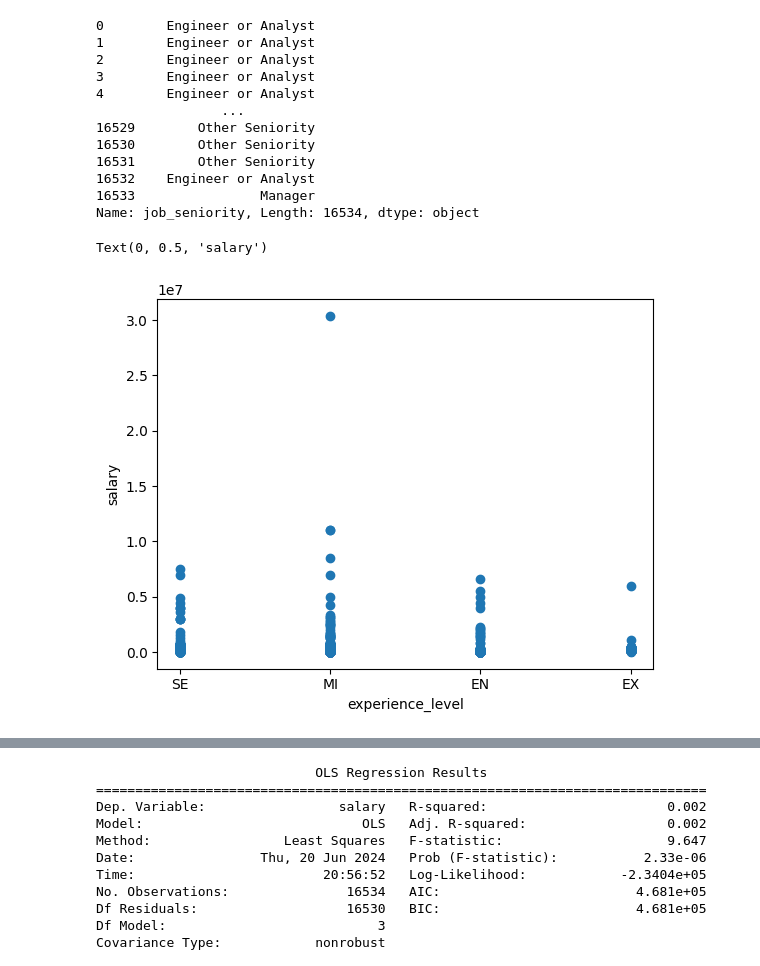
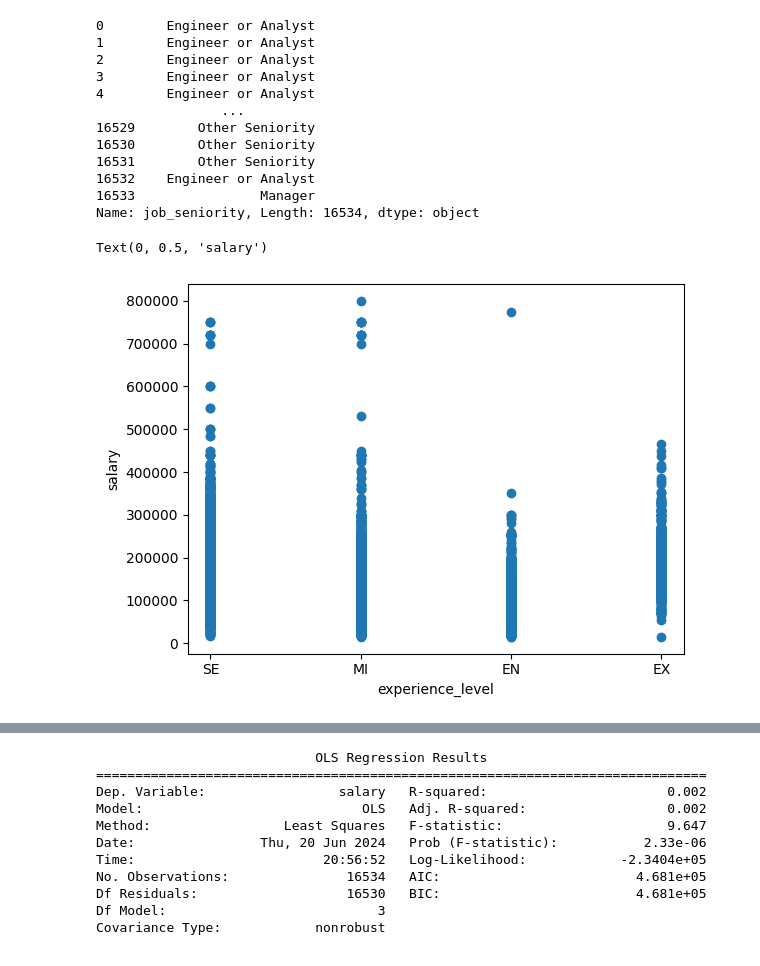
Before and after one commit to benjso/team_project, a Jupyter notebook: data/processed/lrm_research.ipynb, the cells around one changed output, grey strips where cells are left out. Drawn from its saved outputs; the diff is of its cells as text; code cells hidden in the pictures.

```diff
--- a/data/processed/lrm_research.ipynb
+++ b/data/processed/lrm_research.ipynb
@@ -65,12 +67,12 @@ experience_level = df['experience_level']
 salary = df['salary']
 # %%
 # Plot data
-plt.scatter(experience_level, salary, label='Data')
+plt.scatter(df['experience_level'], df['salary_in_usd'], label='Data')
 plt.xlabel('experience_level')
 plt.ylabel('salary')
 # %% [output]
 Text(0, 0.5, 'salary')
-[figure, old version]
+[figure, new version]
 # %%
 for predictor in df.columns.tolist():
     if (predictor != 'salary') & (predictor != 'job_title'):
```
Also changed, not shown: parts of 12 cells of this notebook.
